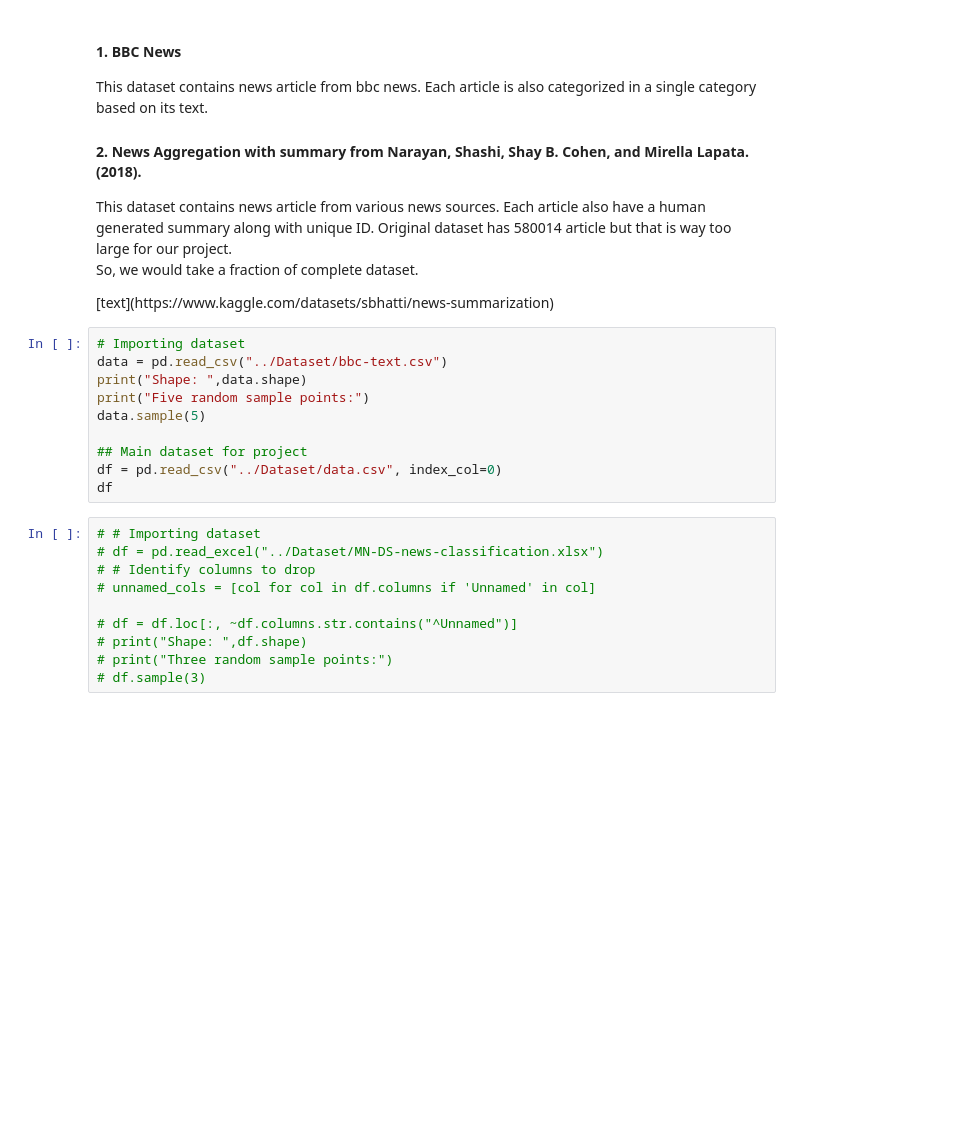
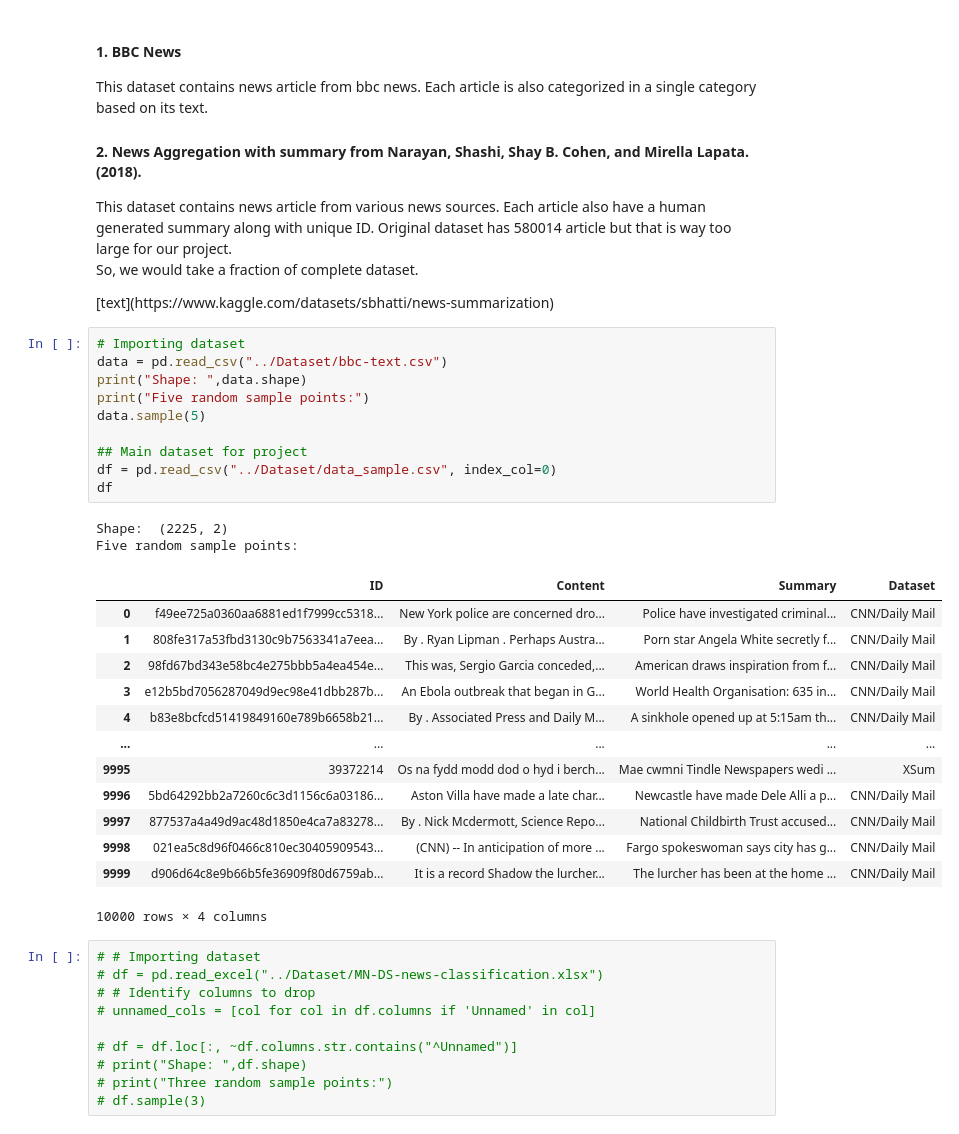
Before and after one commit to koelinkrishh/NewsLens---See-beyond-the-headline, a Jupyter notebook: Notebooks/1) Data_cleaning_feature_eng.ipynb, the cells around one changed output. Drawn from its saved outputs; the diff is of its cells as text; blank space fills up the shorter version.

```diff
--- a/Notebooks/1) Data_cleaning_feature_eng.ipynb
+++ b/Notebooks/1) Data_cleaning_feature_eng.ipynb
@@ -24,13 +32,29 @@ So, we would take a fraction of complete dataset.
 # %%
 # Importing dataset
 data = pd.read_csv("../Dataset/bbc-text.csv")
 print("Shape: ",data.shape)
 print("Five random sample points:")
 data.sample(5)
 
 ## Main dataset for project
-df = pd.read_csv("../Dataset/data.csv", index_col=0)
+df = pd.read_csv("../Dataset/data_sample.csv", index_col=0)
 df
+# %% [output]
+Shape:  (2225, 2)
+Five random sample points:
+|  | ID | Content | Summary | Dataset |
+| 0 | f49ee725a0360aa6881ed1f7999cc5318... | New York police are concerned dro... | Police have investigated criminal... | CNN/Daily Mail |
+| 1 | 808fe317a53fbd3130c9b7563341a7eea... | By . Ryan Lipman . Perhaps Austra... | Porn star Angela White secretly f... | CNN/Daily Mail |
+| 2 | 98fd67bd343e58bc4e275bbb5a4ea454e... | This was, Sergio Garcia conceded,... | American draws inspiration from f... | CNN/Daily Mail |
+| 3 | e12b5bd7056287049d9ec98e41dbb287b... | An Ebola outbreak that began in G... | World Health Organisation: 635 in... | CNN/Daily Mail |
+| 4 | b83e8bcfcd51419849160e789b6658b21... | By . Associated Press and Daily M... | A sinkhole opened up at 5:15am th... | CNN/Daily Mail |
+| ... | ... | ... | ... | ... |
+| 9995 | 39372214 | Os na fydd modd dod o hyd i berch... | Mae cwmni Tindle Newspapers wedi ... | XSum |
+| 9996 | 5bd64292bb2a7260c6c3d1156c6a03186... | Aston Villa have made a late char... | Newcastle have made Dele Alli a p... | CNN/Daily Mail |
+| 9997 | 877537a4a49d9ac48d1850e4ca7a83278... | By . Nick Mcdermott, Science Repo... | National Childbirth Trust accused... | CNN/Daily Mail |
+| 9998 | 021ea5c8d96f0466c810ec30405909543... | (CNN) -- In anticipation of more ... | Fargo spokeswoman says city has g... | CNN/Daily Mail |
+| 9999 | d906d64c8e9b66b5fe36909f80d6759ab... | It is a record Shadow the lurcher... | The lurcher has been at the home ... | CNN/Daily Mail |
+10000 rows × 4 columns
 # %%
 # # Importing dataset
 # df = pd.read_excel("../Dataset/MN-DS-news-classification.xlsx")
```
Also changed, not shown: parts of 14 cells of this notebook, 38 other files.
